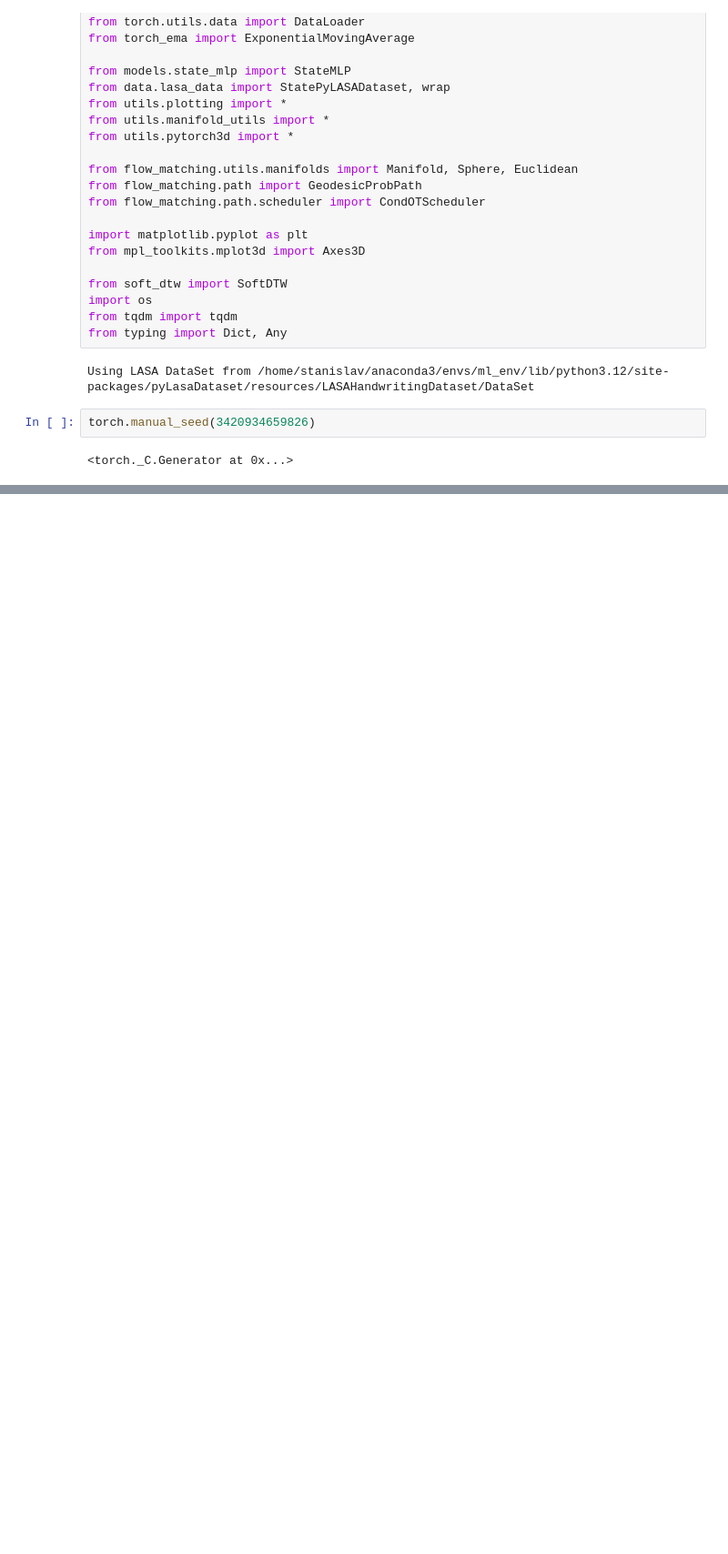
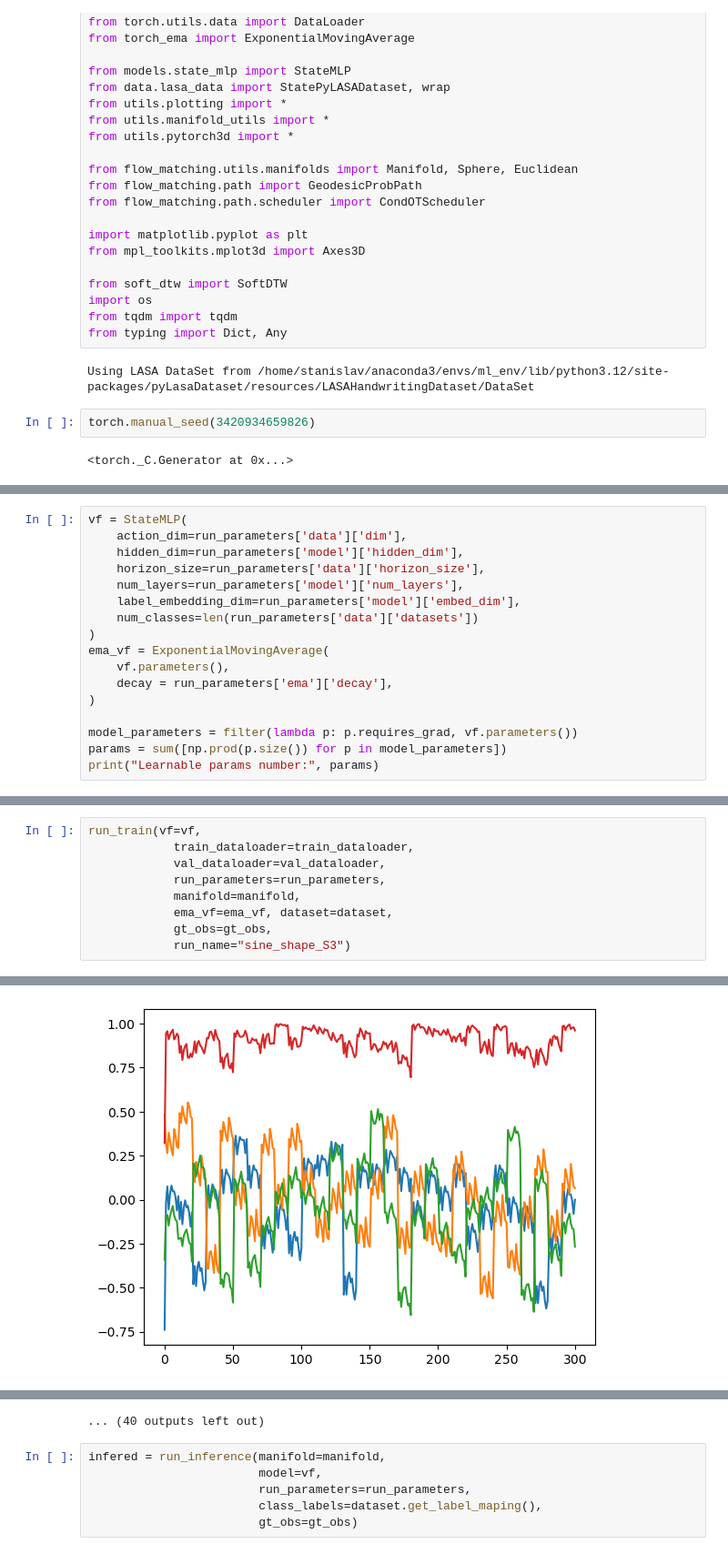
Before and after one commit to Stanpie3/Geometric-Flow-Matching, a Jupyter notebook: quarenion.ipynb, the cells around one changed output, grey strips where cells are left out. Shown at 91% size. Saved outputs shown, nothing was run; the diff lists cells and outputs as text; blank space fills up the shorter version.

```diff
--- a/quarenion.ipynb
+++ b/quarenion.ipynb
@@ -135,0 +125,17 @@ torch.Size([1, 200, 9])
+# %%
+vf = StateMLP(
+    action_dim=run_parameters['data']['dim'],
+    hidden_dim=run_parameters['model']['hidden_dim'],
+    horizon_size=run_parameters['data']['horizon_size'],
+    num_layers=run_parameters['model']['num_layers'],
+    label_embedding_dim=run_parameters['model']['embed_dim'],
+    num_classes=len(run_parameters['data']['datasets'])
+)
+ema_vf = ExponentialMovingAverage(
+    vf.parameters(),
+    decay = run_parameters['ema']['decay'],
+)
+
+model_parameters = filter(lambda p: p.requires_grad, vf.parameters())
+params = sum([np.prod(p.size()) for p in model_parameters])
+print("Learnable params number:", params)
@@ -135,0 +265,10 @@ torch.Size([1, 200, 9])
+# %%
+run_train(vf=vf,
+            train_dataloader=train_dataloader,
+            val_dataloader=val_dataloader,
+            run_parameters=run_parameters,
+            manifold=manifold,
+            ema_vf=ema_vf, dataset=dataset,
+            gt_obs=gt_obs,
+            run_name="sine_shape_S3")
+# %% [output]
@@ -135,0 +277 @@ torch.Size([1, 200, 9])
+[figure, added]
@@ -135,0 +293,7 @@ torch.Size([1, 200, 9])
+... (40 outputs left out)
+# %%
+infered = run_inference(manifold=manifold,
+                        model=vf,
+                        run_parameters=run_parameters,
+                        class_labels=dataset.get_label_maping(),
+                        gt_obs=gt_obs)
```
Also changed, not shown: parts of 19 cells of this notebook, 12 other files.
